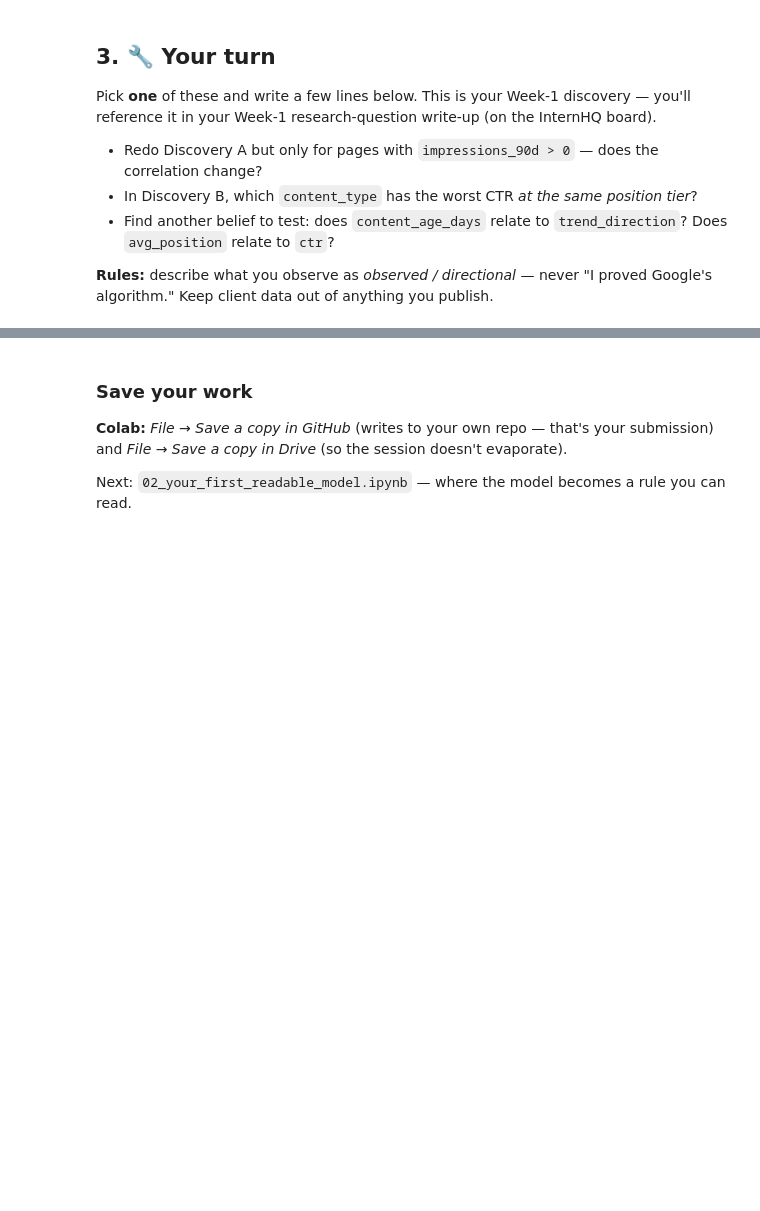
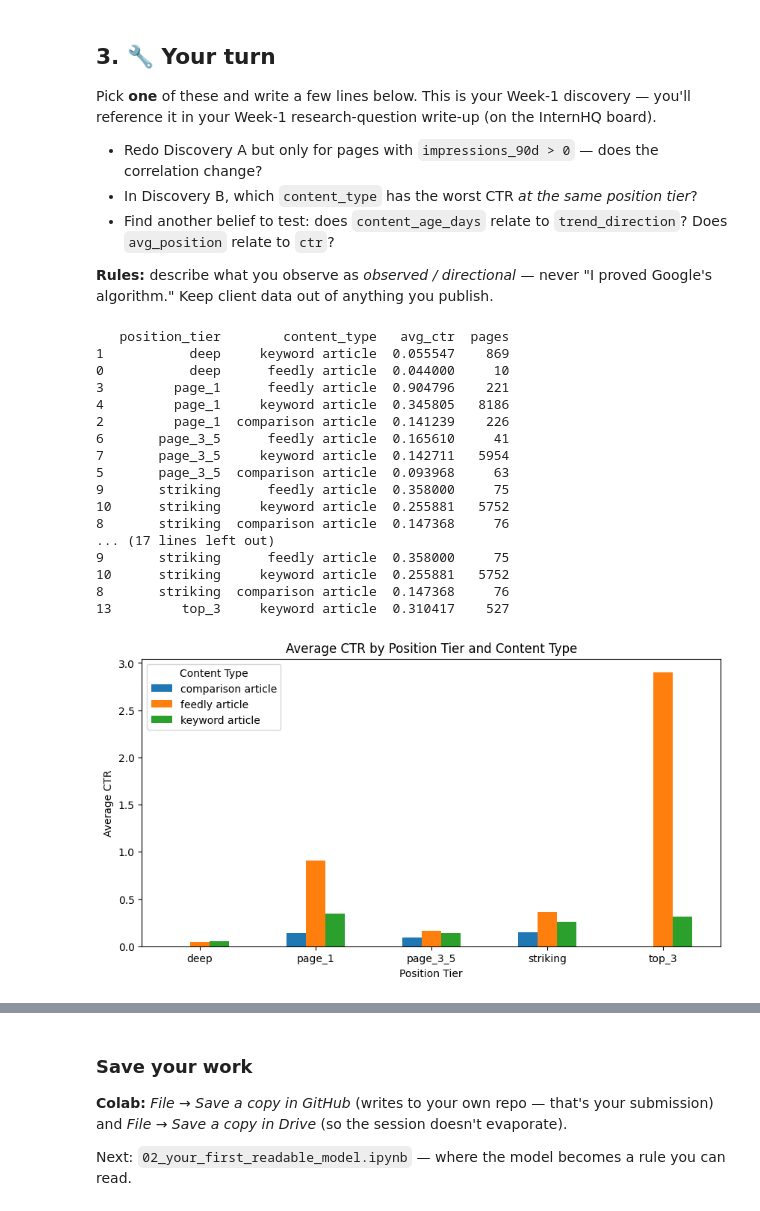
Before and after one commit to GokulM8/Internship, a Jupyter notebook: 01_first_look_and_discovery.ipynb, the cells around one changed output, grey strips where cells are left out. Drawn from its saved outputs; the diff is of its cells as text; code cells hidden in the pictures; blank space fills up the shorter version.

```diff
--- a/01_first_look_and_discovery.ipynb
+++ b/01_first_look_and_discovery.ipynb
@@ -155,0 +167,68 @@ Pick **one** of these and write a few lines below. This is your Week-1 discovery
+# %%
+# Your discovery here
+import pandas as pd
+import matplotlib.pyplot as plt
+
+#loading the dataset
+df = pd.read_csv("data/raw/content_refresh_anonymized.csv")
+
+# keeping only pages with enough impressions for reliable CTR
+visible = df[df["impressions_90d"] >= 100]
+
+#Aveerage CTR by ranking tier and content type
+ctr_analysis = (
+    visible.groupby(["position_tier", "content_type"])["ctr"]
+    .agg(["mean", "count"])
+    .reset_index()
+)
+
+#remaming the columns
+ctr_analysis.columns = ["position_tier", "content_type", "avg_ctr", "pages"]
+
+#sorting within each position tier
+ctr_analysis = ctr_analysis.sort_values(by=["position_tier", "avg_ctr"], ascending=[True, False])
+
+#displaying the results
+print(ctr_analysis)
+
+#Show the lowest CTR content type in eaxh position tier
+worst_ctr = ctr_analysis.loc[ctr_analysis.groupby("position_tier")["avg_ctr"].idxmin()]
+print(worst_ctr)
+
+ctr_analysis_filtered = ctr_analysis[ctr_analysis["pages"] >= 30]
+
+print(ctr_analysis_filtered)
+
+pivot = ctr_analysis.pivot(
+    index="position_tier",
+    columns="content_type",
+    values="avg_ctr"
+)
+
+pivot.plot(kind="bar", figsize=(10,5))
+
+plt.title("Average CTR by Position Tier and Content Type")
+plt.ylabel("Average CTR")
+plt.xlabel("Position Tier")
+plt.xticks(rotation=0)
+plt.legend(title="Content Type")
+plt.show()
+# %% [output]
+   position_tier        content_type   avg_ctr  pages
+1           deep     keyword article  0.055547    869
+0           deep      feedly article  0.044000     10
+3         page_1      feedly article  0.904796    221
+4         page_1     keyword article  0.345805   8186
+2         page_1  comparison article  0.141239    226
+6       page_3_5      feedly article  0.165610     41
+7       page_3_5     keyword article  0.142711   5954
+5       page_3_5  comparison article  0.093968     63
+9       striking      feedly article  0.358000     75
+10      striking     keyword article  0.255881   5752
+8       striking  comparison article  0.147368     76
+... (17 lines left out)
+9       striking      feedly article  0.358000     75
+10      striking     keyword article  0.255881   5752
+8       striking  comparison article  0.147368     76
+13         top_3     keyword article  0.310417    527
+[figure, added]
```
Also changed, not shown: parts of 4 cells of this notebook.
